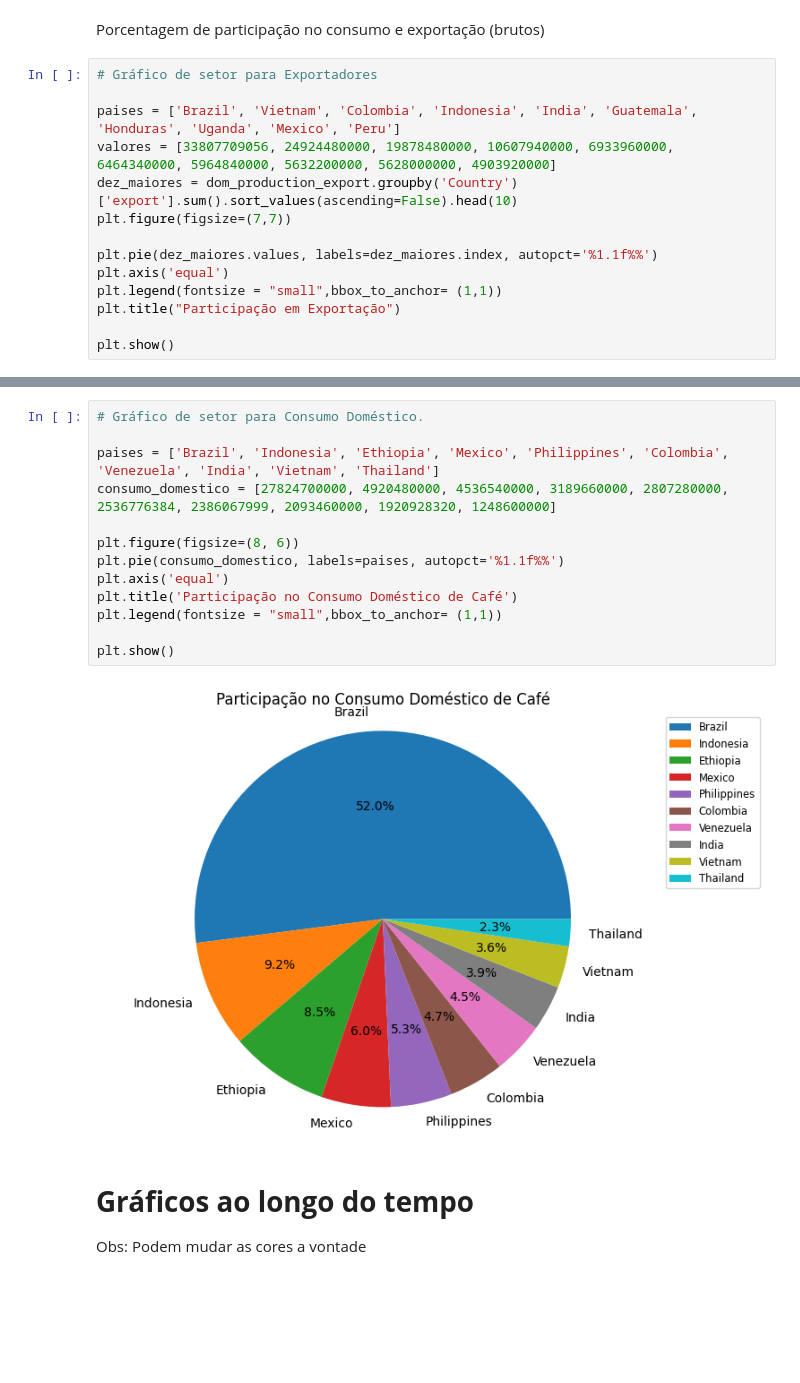
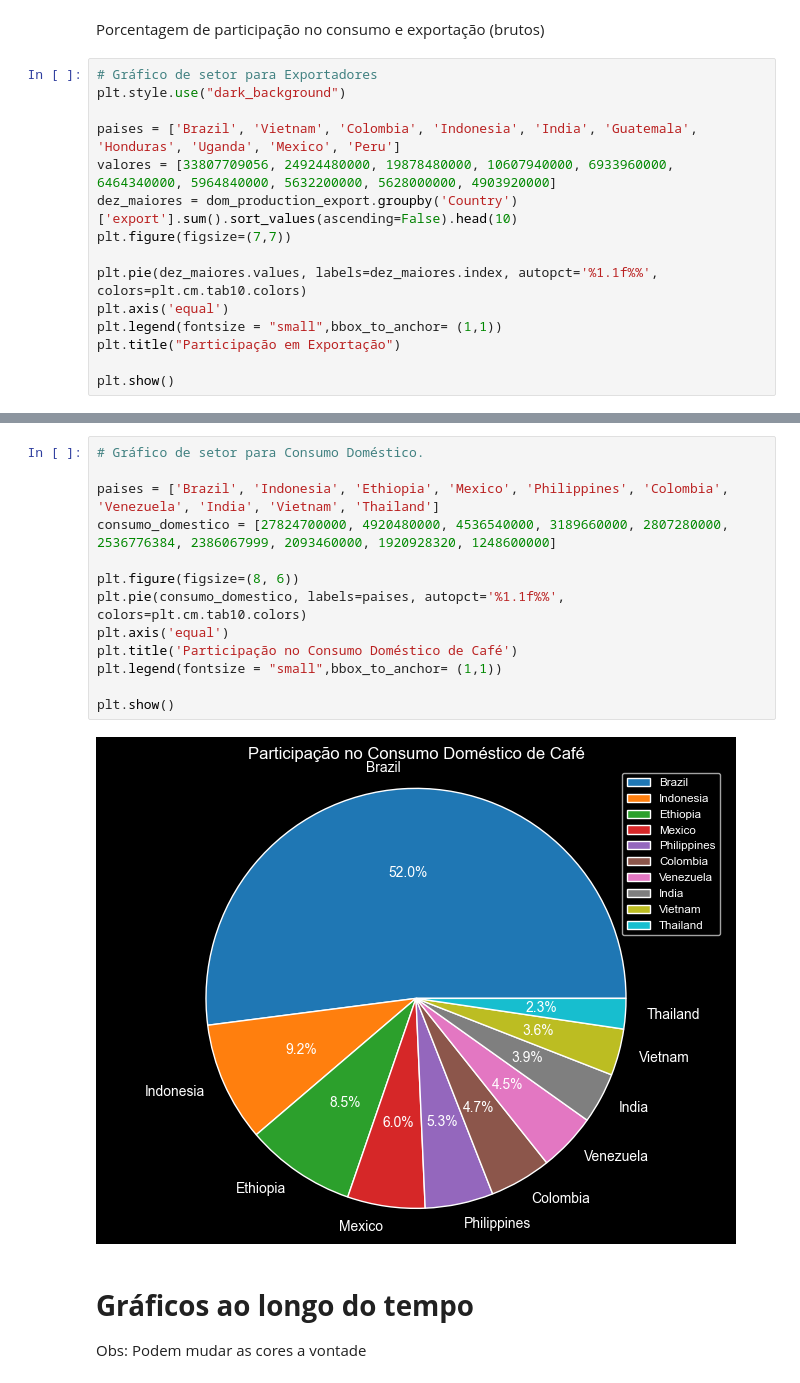
Before and after one commit to fea-dev-usp/Dia-Nacional-do-Cafe, a Jupyter notebook: coffee/app.ipynb, the cells around one changed output, grey strips where cells are left out. Drawn from its saved outputs; the diff is of its cells as text; blank space fills up the shorter version.

Commit message:
Plot split

```diff
--- a/coffee/app.ipynb
+++ b/coffee/app.ipynb
@@ -195,13 +195,14 @@ fig.show()
 Porcentagem de participação no consumo e exportação (brutos)
 # %%
 # Gráfico de setor para Exportadores
+plt.style.use("dark_background")
 
 paises = ['Brazil', 'Vietnam', 'Colombia', 'Indonesia', 'India', 'Guatemala', 'Honduras', 'Uganda', 'Mexico', 'Peru']
 valores = [33807709056, 24924480000, 19878480000, 10607940000, 6933960000, 6464340000, 5964840000, 5632200000, 5628000000, 4903920000]
 dez_maiores = dom_production_export.groupby('Country')['export'].sum().sort_values(ascending=False).head(10)
 plt.figure(figsize=(7,7))
 
-plt.pie(dez_maiores.values, labels=dez_maiores.index, autopct='%1.1f%%')
+plt.pie(dez_maiores.values, labels=dez_maiores.index, autopct='%1.1f%%', colors=plt.cm.tab10.colors)
 plt.axis('equal')
 plt.legend(fontsize = "small",bbox_to_anchor= (1,1))
 plt.title("Participação em Exportação")
@@ -212,18 +213,18 @@ plt.show()
 # %%
 # Gráfico de setor para Consumo Doméstico.
 
 paises = ['Brazil', 'Indonesia', 'Ethiopia', 'Mexico', 'Philippines', 'Colombia', 'Venezuela', 'India', 'Vietnam', 'Thailand']
 consumo_domestico = [27824700000, 4920480000, 4536540000, 3189660000, 2807280000, 2536776384, 2386067999, 2093460000, 1920928320, 1248600000]
 
 plt.figure(figsize=(8, 6))
-plt.pie(consumo_domestico, labels=paises, autopct='%1.1f%%')
+plt.pie(consumo_domestico, labels=paises, autopct='%1.1f%%', colors=plt.cm.tab10.colors)
 plt.axis('equal')
 plt.title('Participação no Consumo Doméstico de Café')
 plt.legend(fontsize = "small",bbox_to_anchor= (1,1))
 
 plt.show()
 # %% [output]
-[figure, old version]
+[figure, new version]
 # %% [markdown]
 # **Gráficos ao longo do tempo**
 
```
Also changed, not shown: parts of 8 cells of this notebook.
